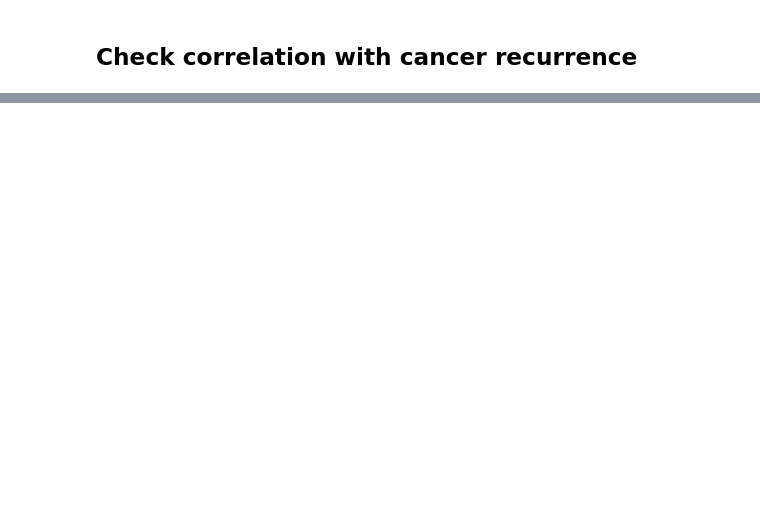
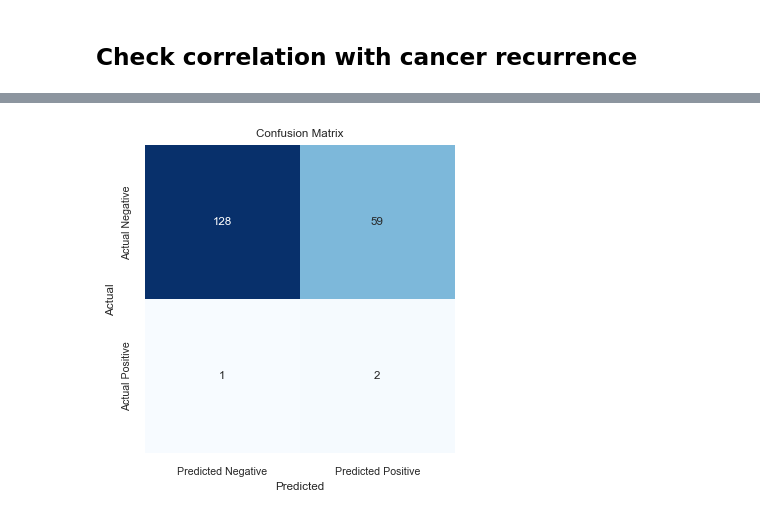
Before and after one commit to MaastrichtU-CDS/AYA-synthetic-modelling, a Jupyter notebook: Workbook - Accelerated Aging.ipynb, the cells around one changed output, grey strips where cells are left out. Drawn from its saved outputs; the diff is of its cells as text; code cells hidden in the pictures; blank space fills up the shorter version.

```diff
--- a/Workbook - Accelerated Aging.ipynb
+++ b/Workbook - Accelerated Aging.ipynb
@@ -16,4 +16,4 @@ from IPython.display import Image
 # %%
 file_path = input("Please enter the file path: ")
 df = pd.read_csv(file_path, delimiter=',', encoding='latin1')
-# Encoding 'latin1' is used to ensure the ë can be read by Pandas
+df = df.copy()
@@ -150,0 +230,3 @@ df.corr()['nogmdiag'].sort_values(ascending=False)
+# %%
+log_reg = LogisticRegression(class_weight='balanced')
+log_reg.fit(X_train, y_train)
@@ -150,0 +235,4 @@ df.corr()['nogmdiag'].sort_values(ascending=False)
+# %%
+# Make predictions using the testing set
+y_pred = log_reg.predict(X_test) #predicted labels for X test set. Returns class w highest prob for each sample. Binary outcome
+y_prob = log_reg.predict_proba(X_test)[:, 1]
@@ -159,15 +342,13 @@ class_weight_dict = {i: class_weights[i] for i in range(len(class_weights))}
 
 # Define the parameter grid for the log reg
 param_grid = {
-    'penalty': ['elasticnet'],
-    'solver': ['saga'],
     'l1_ratio': [0.1, 0.5, 0.7, 0.9, 1.0],  # Range of l1_ratio values to search
     'C': [0.1, 1, 10, 100]  # Range of regularization strengths
-    # right now c = 10 but is thgat still good enough?
+    # right now c = 10 & l1 ratio is 0.9 but is thgat still good enough?
 }
 
 # Initialize the logistic regression model with class weights
-elastic_model = LogisticRegression(max_iter=1000, class_weight=class_weight_dict)
+elastic_model = LogisticRegression(penalty='elasticnet', solver ='saga', max_iter=1000, class_weight=class_weight_dict)
 
 # Initialize GridSearchCV
 grid_search = GridSearchCV(elastic_model, param_grid, cv=5, scoring='accuracy')
@@ -244,0 +504,70 @@ print(coef_odds_sorted)
+# %%
+#Confusion Matrix
+conf_matrix = confusion_matrix(y_test, y_pred_CV)
+plt.figure(figsize=(4, 4))
+sns.heatmap(conf_matrix, annot=True, fmt='d', cmap='Blues', cbar=False,
+            xticklabels=['Predicted Negative', 'Predicted Positive'],
+            yticklabels=['Actual Negative', 'Actual Positive'])
+plt.xlabel('Predicted')
+plt.ylabel('Actual')
+plt.title('Confusion Matrix')
+plt.show()
+
+# Correlation matrix
+correlation_matrix = X.corr()
+plt.figure(figsize=(8, 8))
+sns.set(font_scale=0.7)
+sns.heatmap(correlation_matrix, annot=True, cmap="YlGn", linewidths=.5)
+plt.title("Correlation Matrix Heatmap of All Variables")
+plt.legend(loc='best')
+plt.show()
+
+print('Classification Report:')
+print(classification_report(y_test, y_pred_CV))
+
+# The coefficients
+coef = log_reg.coef_
+
+# Convert coefficients to odds ratios
+odds_ratios = np.exp(coef)
+
+# ROC Curve and AUC
+fpr, tpr, _ = roc_curve(y_test, y_prob_CV)
+auc = roc_auc_score(y_test, y_prob, average='micro') # micro: Calculate metrics globally by counting the total true positives, false negatives and false positives.
+
+plt.plot(fpr, tpr, label=f'AUC = {auc:.2f}')
+plt.plot([0, 1], [0, 1], 'k--')
+plt.xlabel('False Positive Rate')
+plt.ylabel('True Positive Rate')
+plt.title('ROC Curve')
+plt.legend(loc='best')
+plt.show()
+print('AUC:', auc)
+
+unique_test, counts_test = np.unique(y_test, return_counts=True)
+print(f'Class distribution in y_pred: {dict(zip(unique_test, counts_test))}')
+
+# Calculate standard errors
+# The standard errors can be approximated from the inverse of the Hessian matrix (covariance matrix)
+import statsmodels.api as sm
+log_reg_sm = sm.Logit(y_train, sm.add_constant(X_train)).fit()
+standard_errors = log_reg_sm.bse[1:]  # Exclude the intercept
+
+# Calculate confidence intervals
+z = 1.96  # Z-score for 95% confidence interval
+conf_intervals = np.array([coef.flatten() - z * standard_errors, coef.flatten() + z * standard_errors]).T
+conf_intervals_odds = np.exp(conf_intervals)
+
+# Flatten the arrays to ensure they are 1-dimensional
+coef_odds = pd.DataFrame({
+    'Feature': X.columns,
+    'Coefficient': coef.flatten(),
+    'Odds Ratio': odds_ratios.flatten(),
+    'CI Lower': conf_intervals_odds[:, 0],
+    'CI Upper': conf_intervals_odds[:, 1]
+})
+
+coef_odds_sorted = coef_odds.sort_values(by='Coefficient', ascending=False)
+print(coef_odds_sorted)
+# %% [output]
+[figure, added]
```
Also changed, not shown: parts of 37 cells of this notebook.
